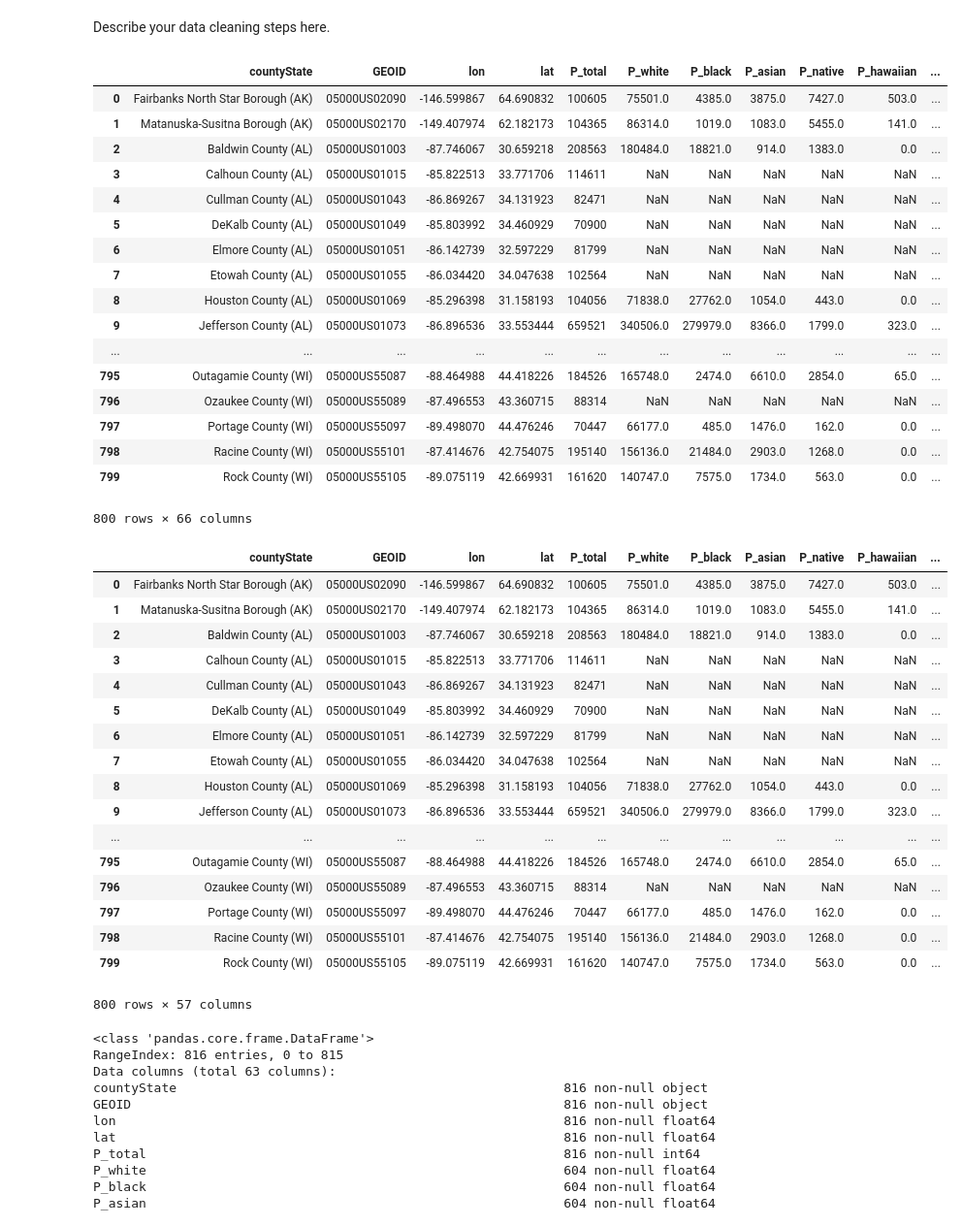
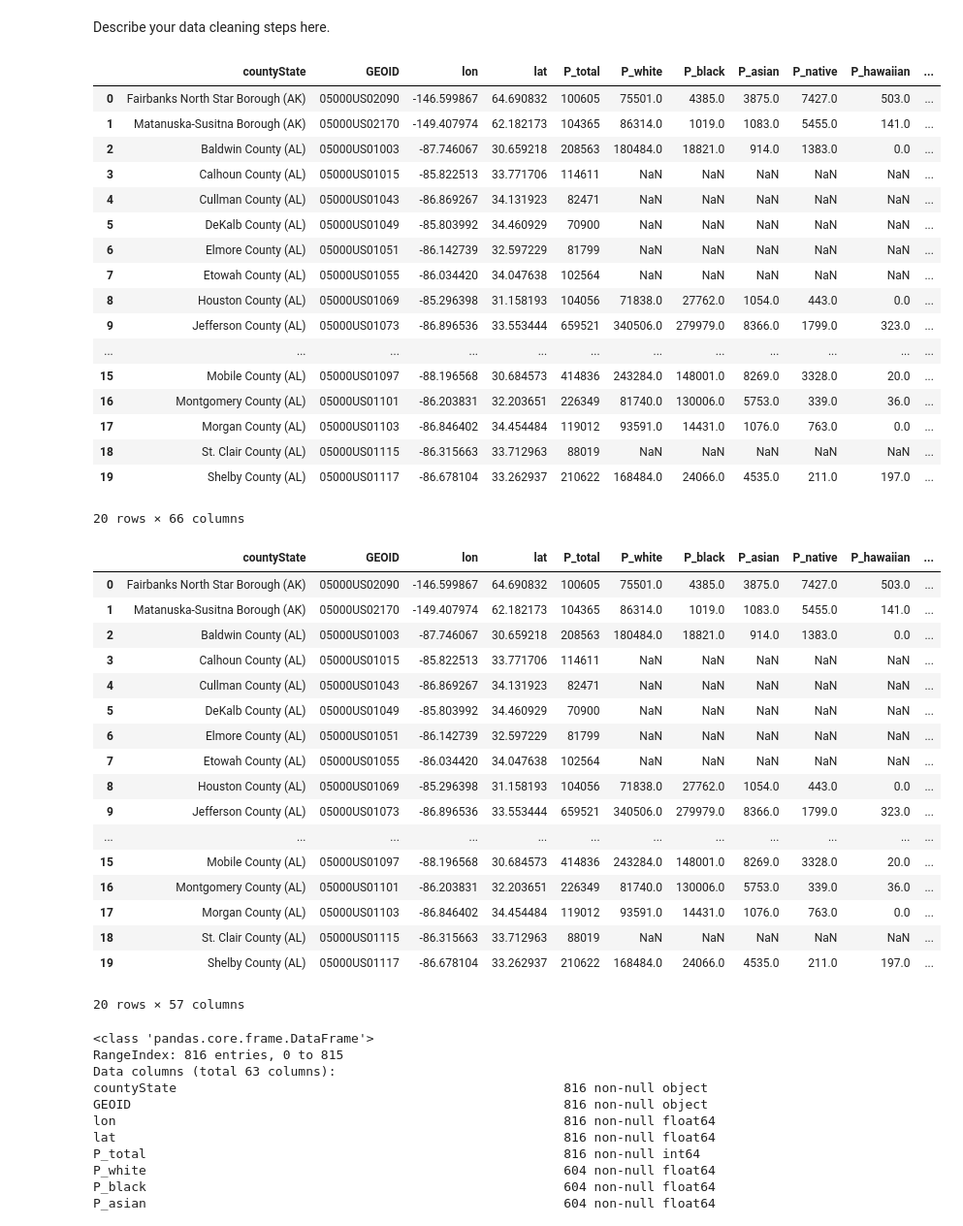
Before and after one commit to jij106/Projects, a Jupyter notebook: FinalProject.ipynb, the cells around one changed output. Shown at 97% size. Drawn from its saved outputs; the diff is of its cells as text; code cells hidden in the pictures.

```diff
--- a/FinalProject.ipynb
+++ b/FinalProject.ipynb
@@ -82,33 +82,33 @@ Describe your data cleaning steps here.
 # %%
 ## YOUR CODE HERE
 ## FEEL FREE TO ADD MULTIPLE CELLS PER SECTION
 # Load the dataset
 df = pd.read_csv("./new.csv")
-df.head(n=800)
+df.head(n=20)
 # %% [output]
 |  | countyState | GEOID | lon | lat | P_total | P_white | P_black | P_asian | P_native | P_hawaiian | ... |
 | 0 | Fairbanks North Star Borough (AK) | 05000US02090 | -146.599867 | 64.690832 | 100605 | 75501.0 | 4385.0 | 3875.0 | 7427.0 | 503.0 | ... |
 | 1 | Matanuska-Susitna Borough (AK) | 05000US02170 | -149.407974 | 62.182173 | 104365 | 86314.0 | 1019.0 | 1083.0 | 5455.0 | 141.0 | ... |
 | 2 | Baldwin County (AL) | 05000US01003 | -87.746067 | 30.659218 | 208563 | 180484.0 | 18821.0 | 914.0 | 1383.0 | 0.0 | ... |
 | 3 | Calhoun County (AL) | 05000US01015 | -85.822513 | 33.771706 | 114611 | NaN | NaN | NaN | NaN | NaN | ... |
 | 4 | Cullman County (AL) | 05000US01043 | -86.869267 | 34.131923 | 82471 | NaN | NaN | NaN | NaN | NaN | ... |
 | 5 | DeKalb County (AL) | 05000US01049 | -85.803992 | 34.460929 | 70900 | NaN | NaN | NaN | NaN | NaN | ... |
 | 6 | Elmore County (AL) | 05000US01051 | -86.142739 | 32.597229 | 81799 | NaN | NaN | NaN | NaN | NaN | ... |
 | 7 | Etowah County (AL) | 05000US01055 | -86.034420 | 34.047638 | 102564 | NaN | NaN | NaN | NaN | NaN | ... |
 | 8 | Houston County (AL) | 05000US01069 | -85.296398 | 31.158193 | 104056 | 71838.0 | 27762.0 | 1054.0 | 443.0 | 0.0 | ... |
 | 9 | Jefferson County (AL) | 05000US01073 | -86.896536 | 33.553444 | 659521 | 340506.0 | 279979.0 | 8366.0 | 1799.0 | 323.0 | ... |
 | ... | ... | ... | ... | ... | ... | ... | ... | ... | ... | ... | ... |
-| 795 | Outagamie County (WI) | 05000US55087 | -88.464988 | 44.418226 | 184526 | 165748.0 | 2474.0 | 6610.0 | 2854.0 | 65.0 | ... |
-| 796 | Ozaukee County (WI) | 05000US55089 | -87.496553 | 43.360715 | 88314 | NaN | NaN | NaN | NaN | NaN | ... |
-| 797 | Portage County (WI) | 05000US55097 | -89.498070 | 44.476246 | 70447 | 66177.0 | 485.0 | 1476.0 | 162.0 | 0.0 | ... |
-| 798 | Racine County (WI) | 05000US55101 | -87.414676 | 42.754075 | 195140 | 156136.0 | 21484.0 | 2903.0 | 1268.0 | 0.0 | ... |
-| 799 | Rock County (WI) | 05000US55105 | -89.075119 | 42.669931 | 161620 | 140747.0 | 7575.0 | 1734.0 | 563.0 | 0.0 | ... |
+| 15 | Mobile County (AL) | 05000US01097 | -88.196568 | 30.684573 | 414836 | 243284.0 | 148001.0 | 8269.0 | 3328.0 | 20.0 | ... |
+| 16 | Montgomery County (AL) | 05000US01101 | -86.203831 | 32.203651 | 226349 | 81740.0 | 130006.0 | 5753.0 | 339.0 | 36.0 | ... |
+| 17 | Morgan County (AL) | 05000US01103 | -86.846402 | 34.454484 | 119012 | 93591.0 | 14431.0 | 1076.0 | 763.0 | 0.0 | ... |
+| 18 | St. Clair County (AL) | 05000US01115 | -86.315663 | 33.712963 | 88019 | NaN | NaN | NaN | NaN | NaN | ... |
+| 19 | Shelby County (AL) | 05000US01117 | -86.678104 | 33.262937 | 210622 | 168484.0 | 24066.0 | 4535.0 | 211.0 | 197.0 | ... |
-800 rows × 66 columns
+20 rows × 66 columns
 # %%
 # drop irrevalent columns
 df.drop(['UnderAge5inPovertyCountLB90%','UnderAge5inPovertyCount','UnderAge5SAIPEPovertyUniverse','90%ConfidenceInterval(UnderAge5inPovertyPercent)','UnderAge5inPovertyPercentUB90%','UnderAge5inPovertyPercentLB90%','UnderAge5inPovertyPercent','UnderAge5inPovertyCountUB90%','90%ConfidenceInterval(UnderAge5inPovertyCount)'], axis=1, inplace=True)
 
-df.head(n=800)
+df.head(n=20)
 # %% [output]
 |  | countyState | GEOID | lon | lat | P_total | P_white | P_black | P_asian | P_native | P_hawaiian | ... |
 | 0 | Fairbanks North Star Borough (AK) | 05000US02090 | -146.599867 | 64.690832 | 100605 | 75501.0 | 4385.0 | 3875.0 | 7427.0 | 503.0 | ... |
@@ -122,12 +122,12 @@ df.head(n=800)
 | 8 | Houston County (AL) | 05000US01069 | -85.296398 | 31.158193 | 104056 | 71838.0 | 27762.0 | 1054.0 | 443.0 | 0.0 | ... |
 | 9 | Jefferson County (AL) | 05000US01073 | -86.896536 | 33.553444 | 659521 | 340506.0 | 279979.0 | 8366.0 | 1799.0 | 323.0 | ... |
 | ... | ... | ... | ... | ... | ... | ... | ... | ... | ... | ... | ... |
-| 795 | Outagamie County (WI) | 05000US55087 | -88.464988 | 44.418226 | 184526 | 165748.0 | 2474.0 | 6610.0 | 2854.0 | 65.0 | ... |
-| 796 | Ozaukee County (WI) | 05000US55089 | -87.496553 | 43.360715 | 88314 | NaN | NaN | NaN | NaN | NaN | ... |
-| 797 | Portage County (WI) | 05000US55097 | -89.498070 | 44.476246 | 70447 | 66177.0 | 485.0 | 1476.0 | 162.0 | 0.0 | ... |
-| 798 | Racine County (WI) | 05000US55101 | -87.414676 | 42.754075 | 195140 | 156136.0 | 21484.0 | 2903.0 | 1268.0 | 0.0 | ... |
-| 799 | Rock County (WI) | 05000US55105 | -89.075119 | 42.669931 | 161620 | 140747.0 | 7575.0 | 1734.0 | 563.0 | 0.0 | ... |
+| 15 | Mobile County (AL) | 05000US01097 | -88.196568 | 30.684573 | 414836 | 243284.0 | 148001.0 | 8269.0 | 3328.0 | 20.0 | ... |
+| 16 | Montgomery County (AL) | 05000US01101 | -86.203831 | 32.203651 | 226349 | 81740.0 | 130006.0 | 5753.0 | 339.0 | 36.0 | ... |
+| 17 | Morgan County (AL) | 05000US01103 | -86.846402 | 34.454484 | 119012 | 93591.0 | 14431.0 | 1076.0 | 763.0 | 0.0 | ... |
+| 18 | St. Clair County (AL) | 05000US01115 | -86.315663 | 33.712963 | 88019 | NaN | NaN | NaN | NaN | NaN | ... |
+| 19 | Shelby County (AL) | 05000US01117 | -86.678104 | 33.262937 | 210622 | 168484.0 | 24066.0 | 4535.0 | 211.0 | 197.0 | ... |
-800 rows × 57 columns
+20 rows × 57 columns
 # %%
 df['Percentage_White'] = df['P_white']/df['P_total']
 df['Percentage_Black'] = df['P_black']/df['P_total']
```
Also changed, not shown: parts of 16 cells of this notebook.
